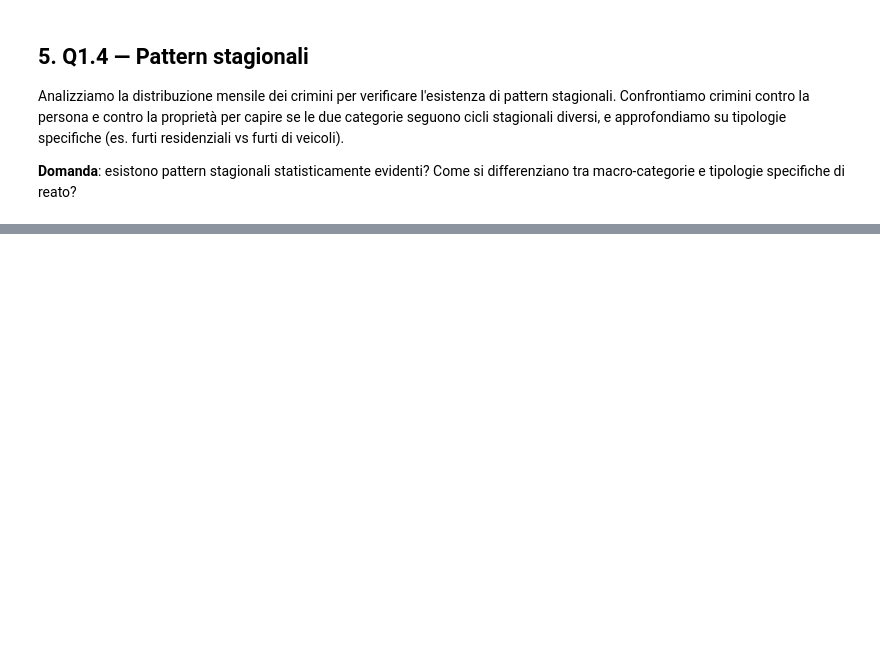
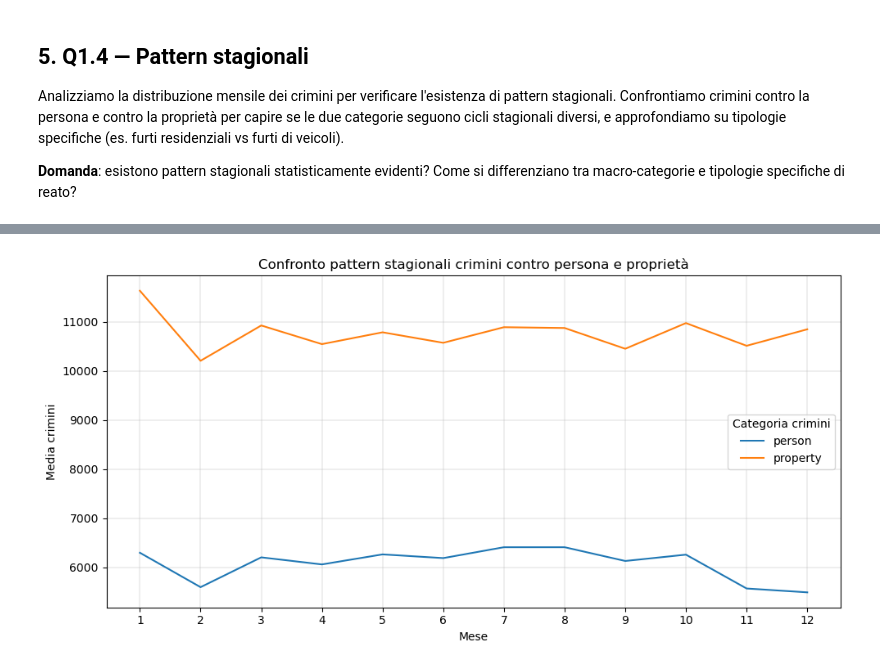
Before and after one commit to AnalystEca/lapd-crime-data, a Jupyter notebook: notebooks/02_analyze/05_eda_block1.ipynb, the cells around one changed output, grey strips where cells are left out. Cells and saved outputs as stored; diff of their text form; code cells hidden in the pictures; blank space fills up the shorter version.

Commit message:
Q1.4 seasonal patterns: Person vs Property line chart and observations

```diff
--- a/notebooks/02_analyze/05_eda_block1.ipynb
+++ b/notebooks/02_analyze/05_eda_block1.ipynb
@@ -397,0 +407,10 @@ differenziano tra macro-categorie e tipologie specifiche di reato?
+# %%
+season_pattern_df = (
+    df
+    .groupby(['year', 'month', 'crime_category'], as_index = False)
+    .agg(count=('crime_category', 'count'))
+)
+
+season_pattern_df = season_pattern_df[season_pattern_df['crime_category'] != 'other']
+
+print(season_pattern_df.head(15))
@@ -397,0 +434,8 @@ differenziano tra macro-categorie e tipologie specifiche di reato?
+# %%
+groupped_season_pattern_df = (
+    season_pattern_df
+    .groupby(['month', 'crime_category'], as_index=False)
+    .agg(mean=('count', 'mean'))
+)
+
+print(groupped_season_pattern_df.head(12))
@@ -397,0 +456,26 @@ differenziano tra macro-categorie e tipologie specifiche di reato?
+# %%
+fig = plt.subplots(figsize = (10, 5))
+
+ax = sns.lineplot(
+    groupped_season_pattern_df,
+    x = groupped_season_pattern_df['month'],
+    y = groupped_season_pattern_df['mean'],
+    hue = groupped_season_pattern_df['crime_category']
+)
+
+ax.legend(
+    title = 'Categoria crimini'
+)
+plt.title ('Confronto pattern stagionali crimini contro persona e proprietà')
+plt.xlabel('Mese')
+plt.ylabel('Media crimini')
+plt.grid(
+    linewidth = 0.3
+)
+plt.xticks(range(1, 13))
+
+plt.tight_layout()
+plt.savefig('../../outputs/Confronto_pattern_stagionali_crimini_contro_persona_e_proprietà.png', dpi=150, bbox_inches='tight')
+plt.show()
+# %% [output]
+[figure, added]
```
Also changed, not shown: parts of 5 cells of this notebook, 5 other files.
